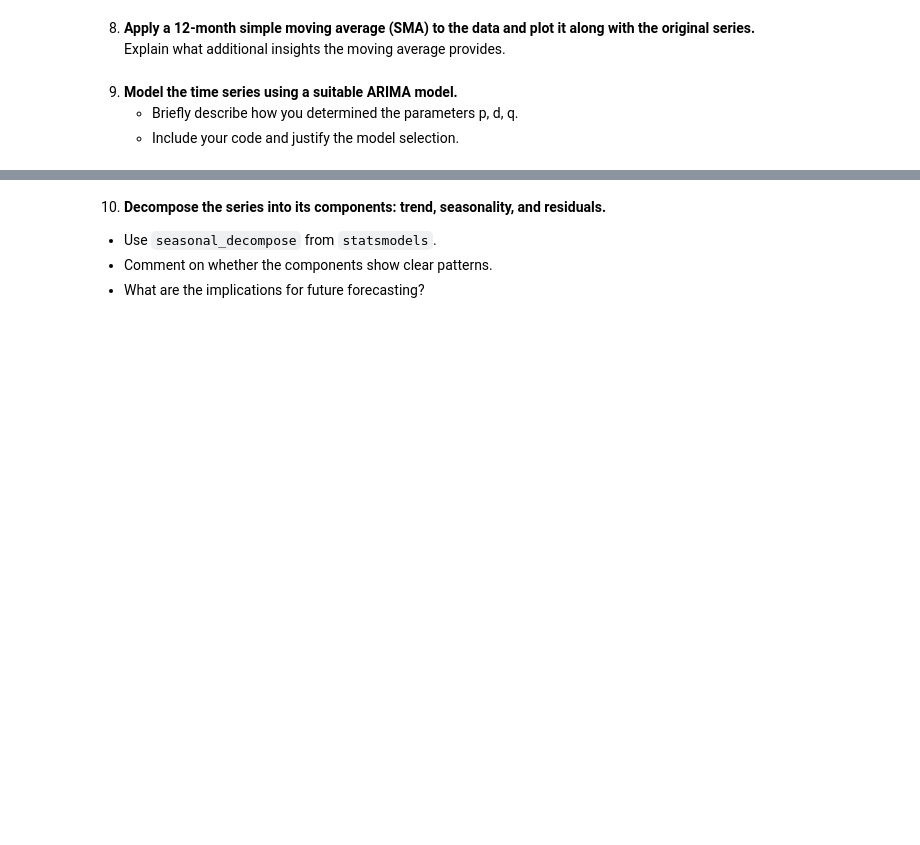
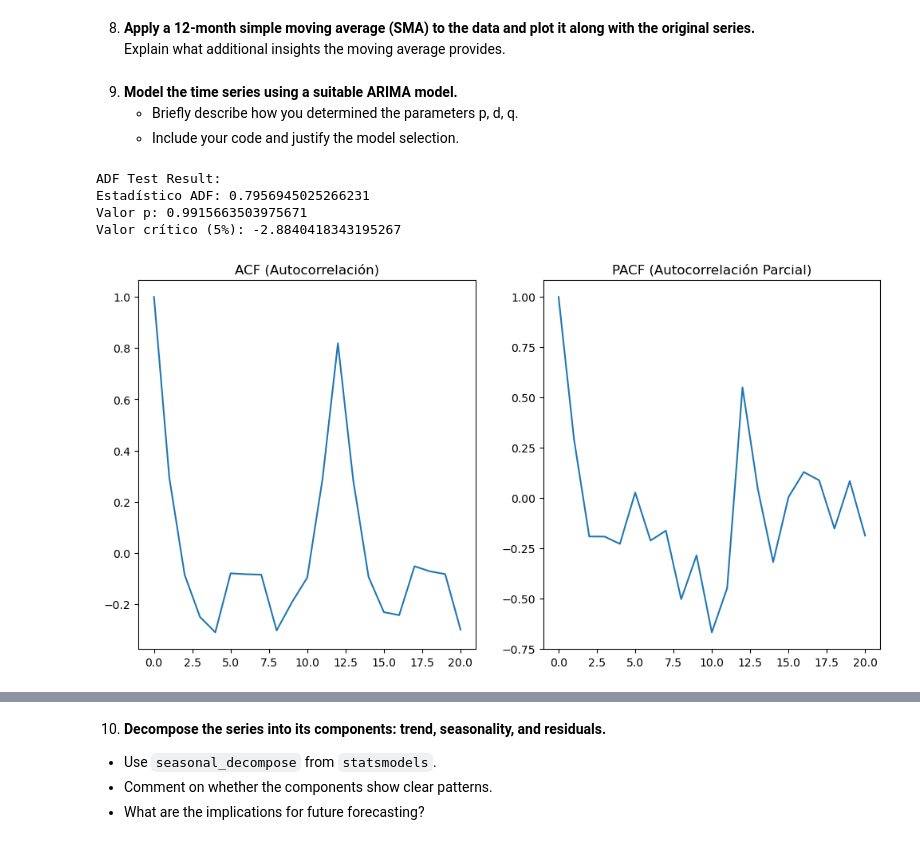
Before and after one commit to 22277527/MTV_MartinezOrtsHugo, a Jupyter notebook: Week 10 CSVs/Session2/PPG10_s2.ipynb, the cells around one changed output, grey strips where cells are left out. Saved outputs shown, nothing was run; the diff lists cells and outputs as text; code cells hidden in the pictures; blank space fills up the shorter version.

```diff
--- a/Week 10 CSVs/Session2/PPG10_s2.ipynb
+++ b/Week 10 CSVs/Session2/PPG10_s2.ipynb
@@ -38,0 +124,3 @@ Use a clear and descriptive commit message (e.g., `"PPG10_s2 submission"`).
+# %%
+file_path = "pas_year.csv"  # Asegúrate de que este archivo está en el mismo directorio
+df = pd.read_csv(file_path, header=None, names=["Time", "Passengers"], sep=';', parse_dates=["Time"])
@@ -45,0 +162,4 @@ Use a clear and descriptive commit message (e.g., `"PPG10_s2 submission"`).
+# %%
+
+# Convertir la columna 'Passengers' a formato numérico, reemplazando las comas por puntos
+df["Passengers"] = df["Passengers"].str.replace(",", ".").astype(float)
@@ -46,6 +191,17 @@ Use a clear and descriptive commit message (e.g., `"PPG10_s2 submission"`).
 # %% [markdown]
 8. **Apply a 12-month simple moving average (SMA) to the data and plot it along with the original series.**
    Explain what additional insights the moving average provides.
+# %%
+# Aplicar un promedio móvil simple de 12 meses
+df["SMA_12"] = df["Passengers"].rolling(window=12).mean()
+
+# Crear el gráfico con la serie original y el promedio móvil
+fig = px.line(df, x="Time", y=["Passengers", "SMA_12"],
+              title="Evolución de pasajeros con Promedio Móvil de 12 meses",
+              labels={"Time": "Fecha", "Passengers": "Número de pasajeros", "SMA_12": "Promedio Móvil de 12 meses"})
+
+# Mostrar el gráfico
+fig.show()
 # %% [markdown]
 9. **Model the time series using a suitable ARIMA model.**
    - Briefly describe how you determined the parameters p, d, q.
@@ -52,0 +214,33 @@ Use a clear and descriptive commit message (e.g., `"PPG10_s2 submission"`).
+# %%
+# Verificar estacionariedad usando ADF
+result = adfuller(df["Passengers"])
+print("ADF Test Result:")
+print(f"Estadístico ADF: {result[0]}")
+print(f"Valor p: {result[1]}")
+print(f"Valor crítico (5%): {result[4]['5%']}")
+
+# Si la serie no es estacionaria, aplicamos la diferenciación (d=1)
+df["Passengers_diff"] = df["Passengers"].diff().dropna()
+
+# ACF y PACF para determinar p y q
+lag_acf = acf(df["Passengers_diff"].dropna(), nlags=20)
+lag_pacf = pacf(df["Passengers_diff"].dropna(), nlags=20)
+# %% [output]
+ADF Test Result:
+Estadístico ADF: 0.7956945025266231
+Valor p: 0.9915663503975671
+Valor crítico (5%): -2.8840418343195267
+# %%
+# Graficar ACF y PACF
+plt.figure(figsize=(12, 6))
+plt.subplot(121)
+plt.plot(lag_acf)
+plt.title('ACF (Autocorrelación)')
+
+plt.subplot(122)
+plt.plot(lag_pacf)
+plt.title('PACF (Autocorrelación Parcial)')
+
+plt.show()
+# %% [output]
+[figure, added]
```
Also changed, not shown: parts of 15 cells of this notebook, 1 other file.
